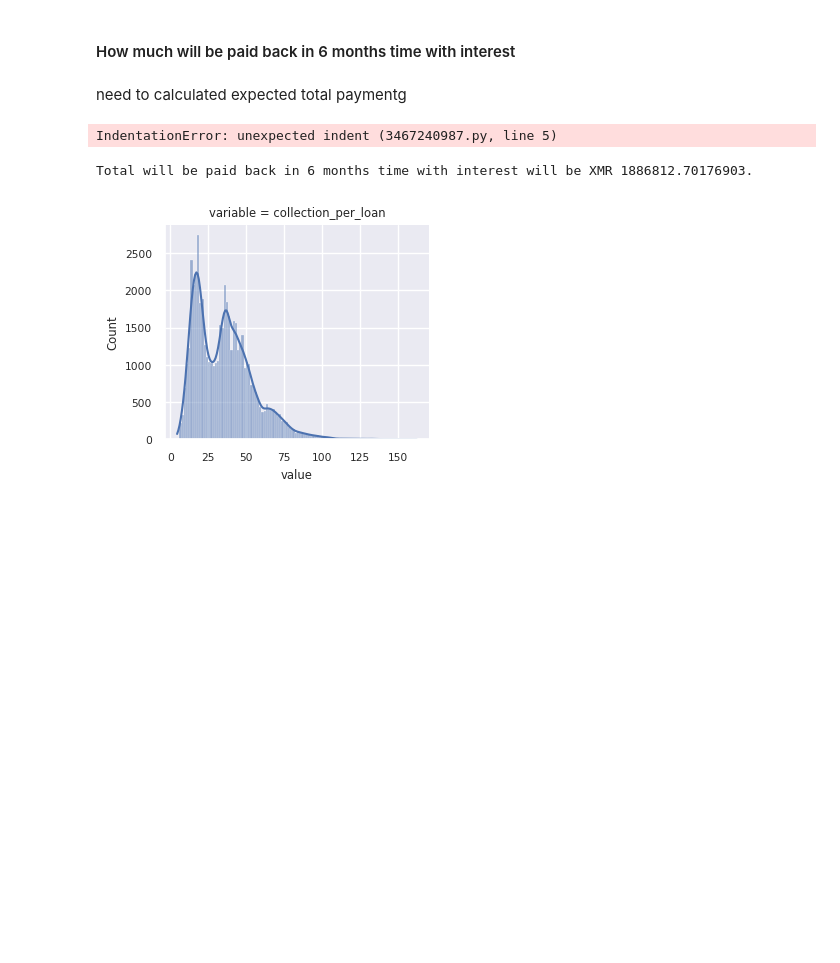
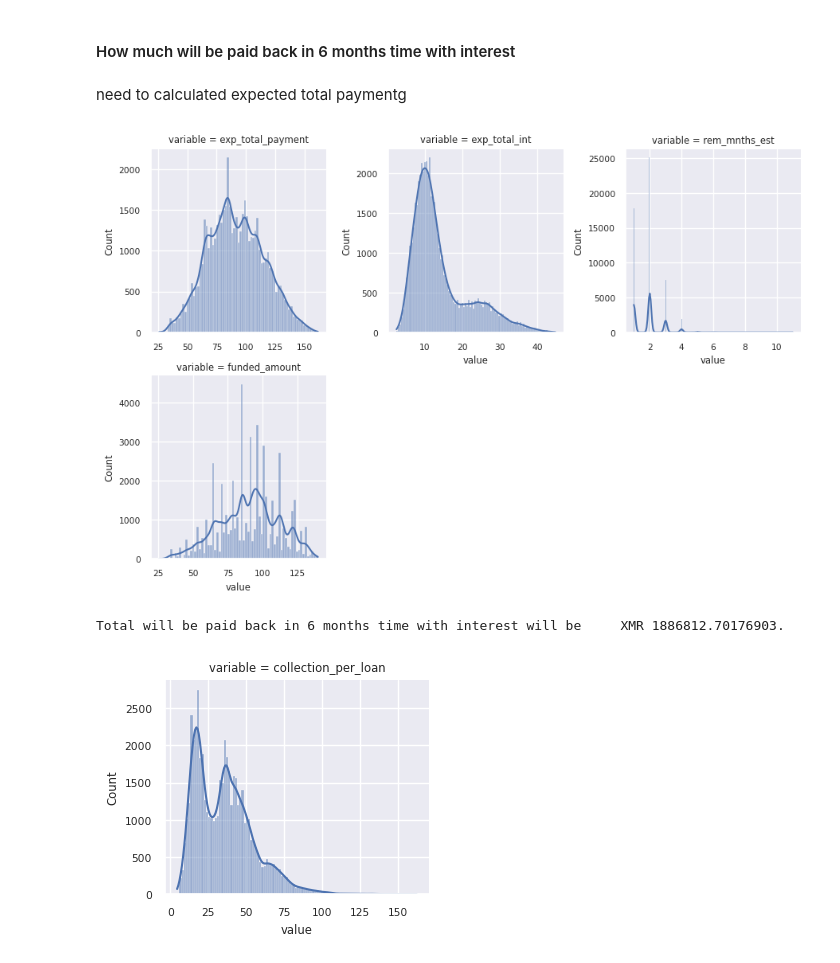
Before and after one commit to drsimonturega/Exploratory-Data-Analysis---Customer-Loans-in-Finance, a Jupyter notebook: EDA.ipynb, the cells around one changed output. Cells and saved outputs as stored; diff of their text form; code cells hidden in the pictures; blank space fills up the shorter version.

```diff
--- a/EDA.ipynb
+++ b/EDA.ipynb
@@ -729,17 +725,17 @@ need to calculated expected total paymentg
 # %%
 
 # need to calculated expected total payment
 df_tran_new['exp_total_int'] = (((df_tran_new['term'] / 12) * (
     (df_tran_new['int_rate']) / 100)) * df_tran_new['loan_amount'])
-df_tran_new['exp_total_payment'] = df_tran_new['loan_amount']
+df_tran_new['exp_total_payment'] = df_tran_new['loan_amount'] \
     + df_tran_new['exp_total_int']
 df_tran_new['rem_mnths_est'] = ((df_tran_new['exp_total_payment']
     - df_tran_new['total_payment'] + df_tran_new['total_rec_late_fee'])
     / df_tran_new['instalment']).round().astype(int)
 my_plotter.grid_hist_kde(df_tran_new, ['exp_total_payment',
     'exp_total_int', 'rem_mnths_est', 'funded_amount'])
 # %% [output]
-IndentationError: unexpected indent (3467240987.py, line 5)
+[figure, added]
 # %%
 df_new = df_tran_new[df_tran_new['rem_mnths_est'] <= 6].copy()
 #transf.text_anal_col(df_new, 'rem_mnths_est')
```
Also changed, not shown: parts of 18 cells of this notebook, 4 other files.
